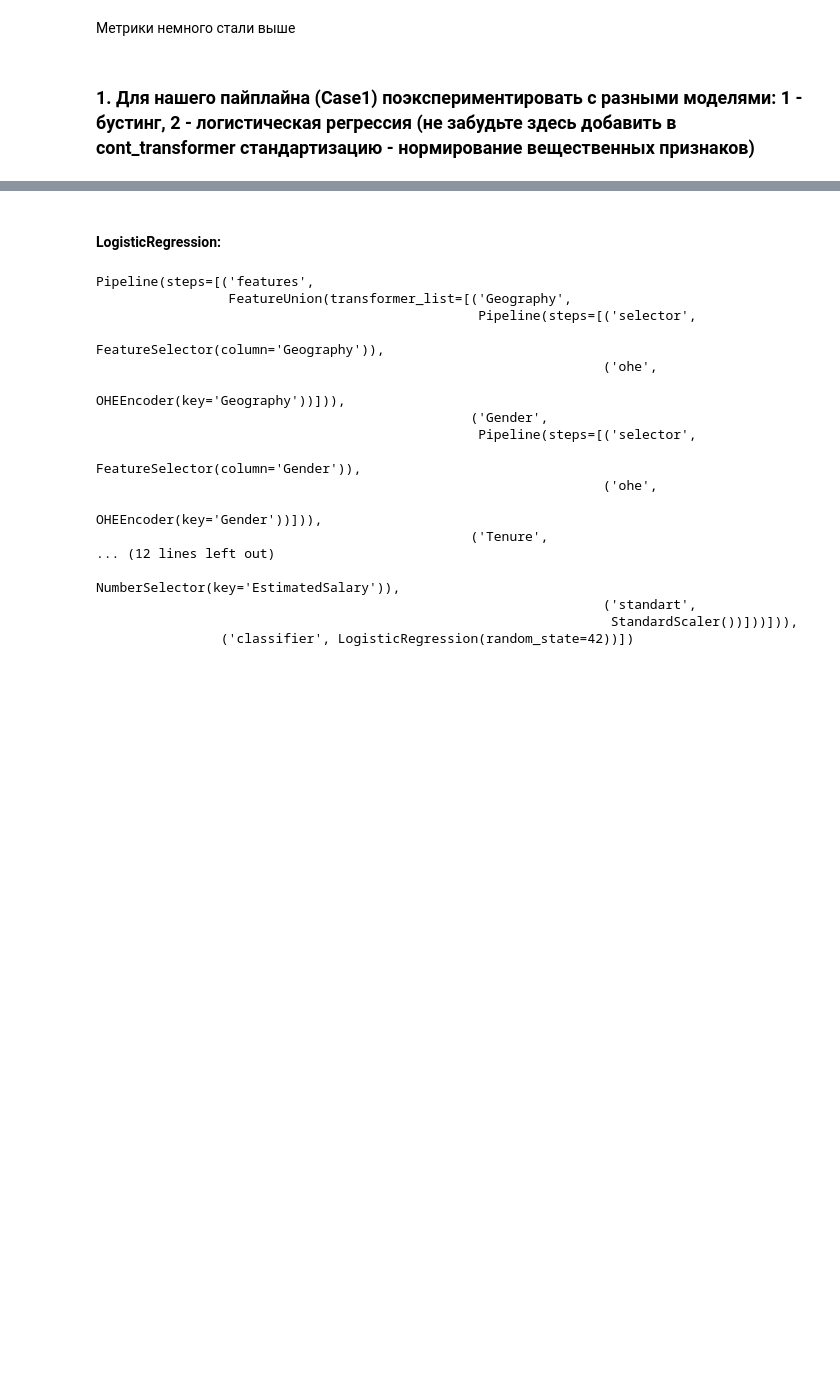
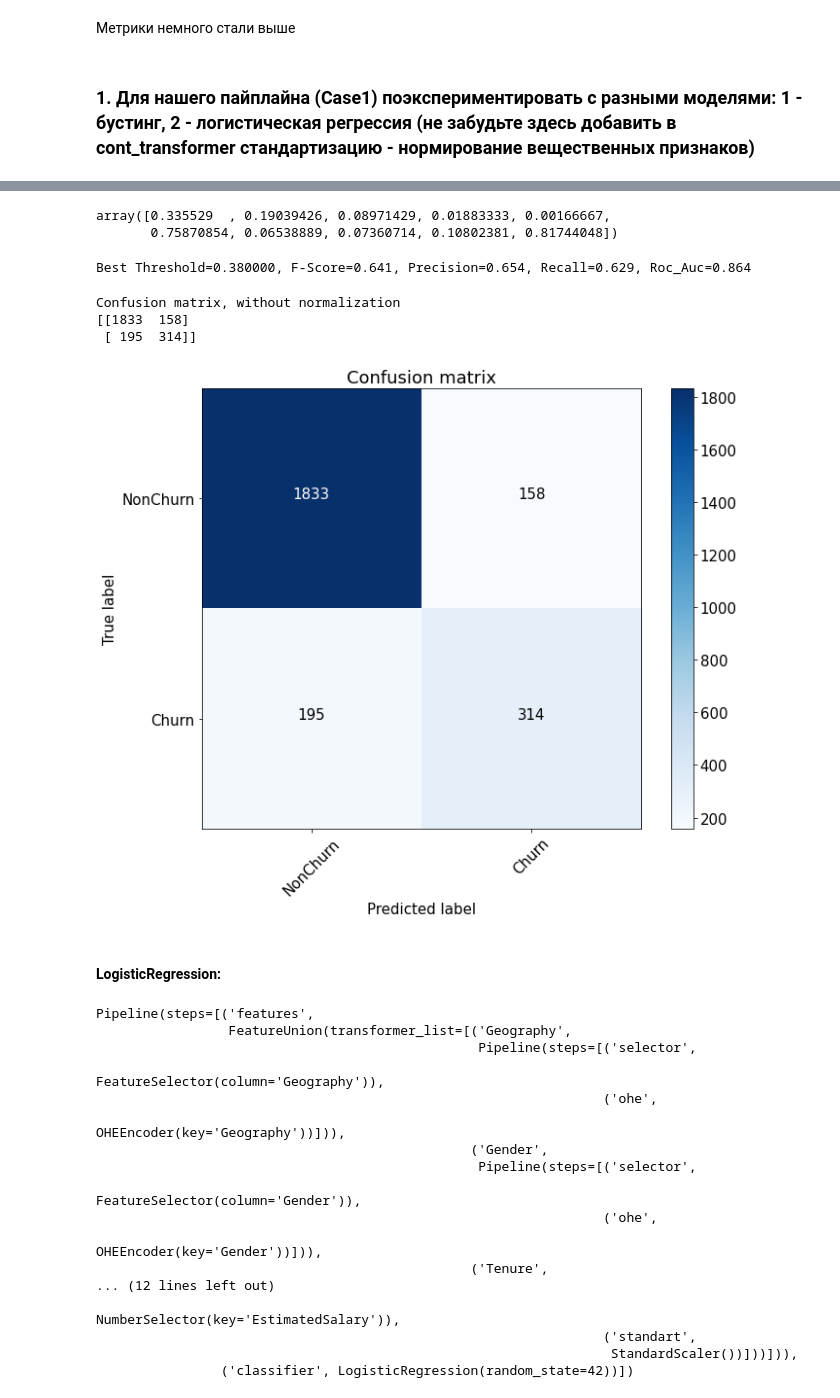
Before and after one commit to FKz11/ML_in_business, a Jupyter notebook: lesson-5.ipynb, the cells around one changed output, grey strips where cells are left out. Cells and saved outputs as stored; diff of their text form; code cells hidden in the pictures; blank space fills up the shorter version.

```diff
--- a/lesson-5.ipynb
+++ b/lesson-5.ipynb
@@ -365,3 +389,45 @@ feature_processing = Pipeline([('feats', feats)])
+# %%
+#наши прогнозы для тестовой выборки
+preds_rf = pipeline_rf.predict_proba(X_test)[:, 1]
+preds[:10]
+# %% [output]
+array([0.335529  , 0.19039426, 0.08971429, 0.01883333, 0.00166667,
+       0.75870854, 0.06538889, 0.07360714, 0.10802381, 0.81744048])
+# %%
+precision, recall, thresholds = precision_recall_curve(y_test, preds_rf)
+
+fscore = (2 * precision * recall) / (precision + recall)
+# locate the index of the largest f score
+ix = np.argmax(fscore)
+roc_auc_rf = roc_auc_score(y_test, preds_rf)
+print('Best Threshold=%f, F-Score=%.3f, Precision=%.3f, Recall=%.3f, Roc_Auc=%.3f' % (thresholds[ix],
+                                                                        fscore[ix],
+                                                                        precision[ix],
+                                                                        recall[ix],
+                                                                        roc_auc_rf))
+thresholds_rf = thresholds[ix]
+fscore_rf = fscore[ix]
+precision_rf = precision[ix]
+recall_rf = recall[ix]
+# %% [output]
+Best Threshold=0.380000, F-Score=0.641, Precision=0.654, Recall=0.629, Roc_Auc=0.864
+# %%
+#мы уже нашли ранее "оптимальный" порог, когда максимизировали f_score
+font = {'size' : 15}
+
+plt.rc('font', **font)
+
+cnf_matrix_rf = confusion_matrix(y_test, preds_rf>thresholds_rf)
+plt.figure(figsize=(10, 8))
+plot_confusion_matrix(cnf_matrix_rf, classes=['NonChurn', 'Churn'],
+                      title='Confusion matrix')
+plt.savefig("conf_matrix.png")
+plt.show()
+# %% [output]
+Confusion matrix, without normalization
+[[1833  158]
+ [ 195  314]]
+[figure, added]
 # %% [markdown]
 #### LogisticRegression:
 # %%
```
Also changed, not shown: parts of 42 cells of this notebook.
